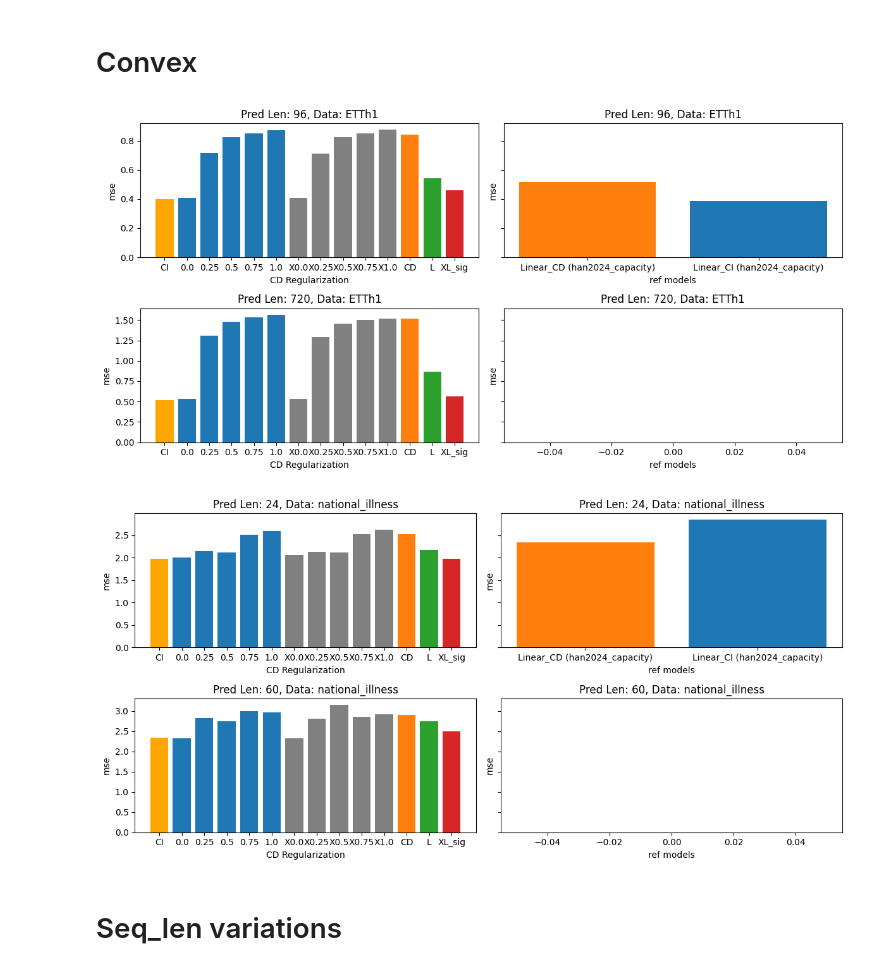
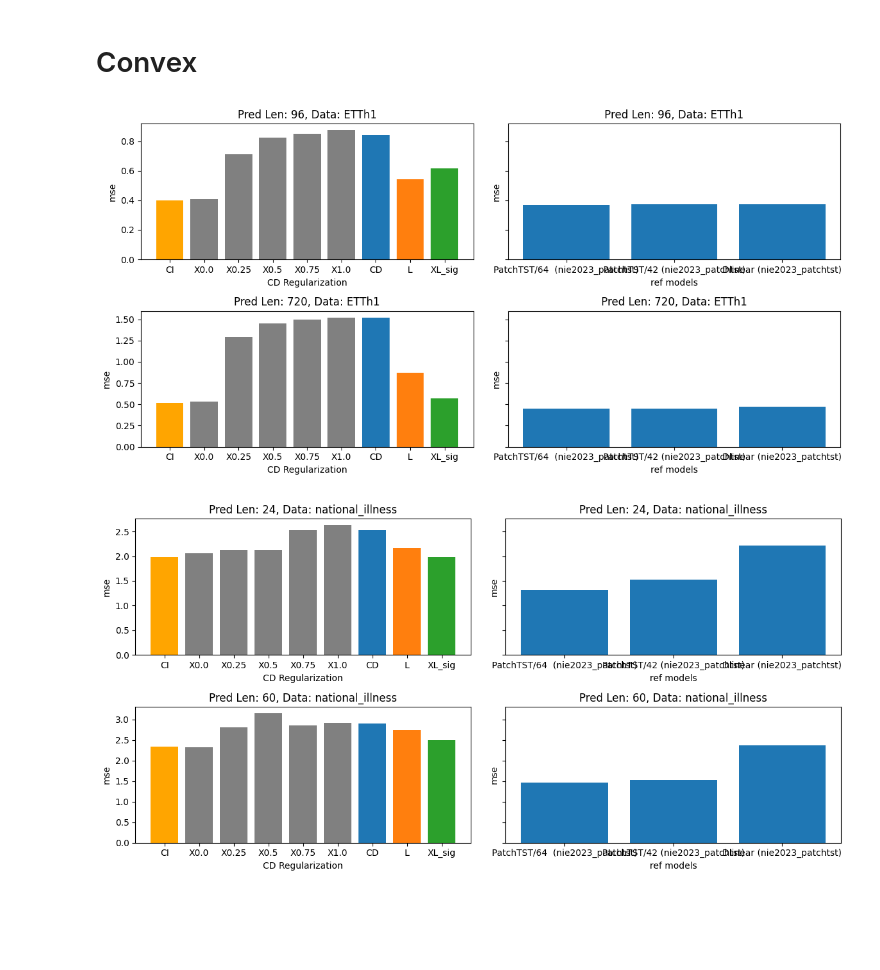
Before and after one commit to simonkral/Thesis_MTSF, a Jupyter notebook: visualization/visualize_results.ipynb, the cells around one changed output. Saved outputs shown, nothing was run; the diff lists cells and outputs as text; code cells hidden in the pictures; blank space fills up the shorter version.

Commit message:
Visual. update / save

```diff
--- a/visualization/visualize_results.ipynb
+++ b/visualization/visualize_results.ipynb
@@ -24,15 +26,17 @@ for run in runs:
 
 df = pd.DataFrame(run_data)
 
+#print(df.columns)
 
 columns_to_keep = ['model', 'pred_len', 'random_seed', 'patience', 'data_path', 'mae', 'mse', 'seq_len', 'conv_kernel_size', 'n_blocks', 'cd_regularization', 'learn_cd_regularization',
-                   'convex', 'sigmoid', 'lambda_freeze_patience']
+                   'convex', 'sigmoid', 'lambda_freeze_patience', "cd_weight_decay", "mse_train", "mae_train", "mse_train_per_channel_list", "mse_per_channel_list"
+                   , "mae_train_per_channel_list", "mae_per_channel_list", "channel_handling"]
 
 # Keep only those columns
 df_subset = df[columns_to_keep]
 df_subset['data_path'] = df_subset['data_path'].str.replace('.csv', '', regex=False)
 
-display(df_subset)
+#display(df_subset)
 #print(df.columns)
 # %% [output]
 A value is trying to be set on a copy of a slice from a DataFrame.
@@ -79,9 +72,9 @@ df_hpo = df_hpo.sort_values(by=hyperparam, ascending=True)
 display(df_hpo.head())
 
 df_ref = paper_results_df[
-    #(paper_results_df['source'] == "nie2023_patchtst") |
+    (paper_results_df['source'] == "nie2023_patchtst") #|
     #(paper_results_df['model'] == "Linear") | (paper_results_df['model'] == "Linear_CI") | (paper_results_df['model'] == "Linear_CD")
-    (paper_results_df['model'] == "Linear_CI") | (paper_results_df['model'] == "Linear_CD")
+    #(paper_results_df['model'] == "Linear_CI") | (paper_results_df['model'] == "Linear_CD")
 ]
 
 df_ref.columns = ['data_path', 'pred_len', 'mse', 'mae', 'model', 'source', 'ci_cd', 'model_source']
@@ -179,27 +103,0 @@ plt.show()
-# %%
-pred_len_list = [96, 720]
-data_path_list = ["traffic"]
-
-fig, axs = plt.subplots(len(pred_len_list)*len(data_path_list), 2, figsize=(12, 6), sharey='row')
-
-#df_ref = df_ref[(df_ref['data_path'] == "ETTh1")]
-
-for i, pred_len in enumerate(pred_len_list):
-    for j, data_path in enumerate(data_path_list):
-        df_filtered = df_hpo[(df_hpo['pred_len'] == pred_len) & (df_hpo['data_path'] == data_path)]
-        axs[i * len(data_path_list) + j, 0].bar(df_filtered[hyperparam].astype(int).astype(str), df_filtered[metric])
-        axs[i * len(data_path_list) + j, 0].set_title(f'Pred Len: {pred_len}, Data: {data_path}')
-        axs[i * len(data_path_list) + j, 0].set_ylabel(metric)
-        axs[i * len(data_path_list) + j, 0].set_xlabel("kernel size")
-
-        df_filtered = df_ref[(df_ref['pred_len'] == str(pred_len)) & (df_ref['data_path'] == data_path)]    # str(pred_len) to match the type in df_ref, "Avg"...
-        categories = df_filtered["ci_cd"].tolist()
-        colors = [color_map[cat] for cat in categories]
-        axs[i * len(data_path_list) + j, 1].bar(df_filtered["model_source"], df_filtered[metric], color=colors)
-        axs[i * len(data_path_list) + j, 1].set_title(f'Pred Len: {pred_len}, Data: {data_path}')
-        axs[i * len(data_path_list) + j, 1].set_ylabel(metric)
-        axs[i * len(data_path_list) + j, 1].set_xlabel("ref models")
-
-plt.tight_layout()
-plt.savefig("plots/DWSC/"+data_path+"_"+model+".png", dpi=300)
-plt.show()
@@ -449,11 +345,13 @@ for i, pred_len in enumerate(pred_len_list):
         df_CI = df_subset[(df_subset['model'] == "Linear") & (df_subset['data_path'] == data_path) & (df_subset['pred_len'] == pred_len) & (df_subset['seq_len'] == 336)]
         axs[i * len(data_path_list) + j, 0].bar("CI", df_CI[metric], color='orange')
 
+        """
         df_filtered = df_delta[(df_delta['pred_len'] == pred_len) & (df_delta['data_path'] == data_path) & (df_delta['learn_cd_regularization'] == False) & (df_delta['convex'].isna())]
         axs[i * len(data_path_list) + j, 0].bar(df_filtered[hyperparam].astype(float).astype(str), df_filtered[metric])
         axs[i * len(data_path_list) + j, 0].set_title(f'Pred Len: {pred_len}, Data: {data_path}')
         axs[i * len(data_path_list) + j, 0].set_ylabel(metric)
         axs[i * len(data_path_list) + j, 0].set_xlabel("CD Regularization")
+        """
 
         df_filtered = df_delta[(df_delta['pred_len'] == pred_len) & (df_delta['data_path'] == data_path) & (df_delta['learn_cd_regularization'] == 0) & (df_delta['convex'] == 1)]
         axs[i * len(data_path_list) + j, 0].bar("X"+df_filtered[hyperparam].astype(float).astype(str), df_filtered[metric], color='grey')
@@ -483,7 +381,7 @@ plt.tight_layout()
 plt.savefig("plots/Delta/"+data_path+"_"+model+"_v2.png")
 plt.show()
 # %% [output]
-[figure, old version]
+[figure, new version]
 # %%
 pred_len_list = [24, 60]
 data_path_list = ["national_illness"]
@@ -498,40 +396,40 @@ for i, pred_len in enumerate(pred_len_list):
         df_CI = df_subset[(df_subset['model'] == "Linear") & (df_subset['data_path'] == data_path) & (df_subset['pred_len'] == pred_len) & (df_subset['seq_len'] == 104)]
         axs[i * len(data_path_list) + j, 0].bar("CI", df_CI[metric], color='orange')
 
+        """
         df_filtered = df_delta[(df_delta['pred_len'] == pred_len) & (df_delta['data_path'] == data_path) & (df_delta['learn_cd_regularization'] == False) & (df_delta['convex'].isna())]
         axs[i * len(data_path_list) + j, 0].bar(df_filtered[hyperparam].astype(float).astype(str), df_filtered[metric])
         axs[i * len(data_path_list) + j, 0].set_title(f'Pred Len: {pred_len}, Data: {data_path}')
         axs[i * len(data_path_list) + j, 0].set_ylabel(metric)
         axs[i * len(data_path_list) + j, 0].set_xlabel("CD Regularization")
+        """
 
         df_filtered = df_delta[(df_delta['pred_len'] == pred_len) & (df_delta['data_path'] == data_path) & (df_delta['learn_cd_regularization'] == 0) & (df_delta['convex'] == 1)]
         axs[i * len(data_path_list) + j, 0].bar("X"+df_filtered[hyperparam].astype(float).astype(str), df_filtered[metric], color='grey')
         axs[i * len(data_path_list) + j, 0].set_title(f'Pred Len: {pred_len}, Data: {data_path}')
         axs[i * len(data_path_list) + j, 0].set_ylabel(metric)
         axs[i * len(data_path_list) + j, 0].set_xlabel("CD Regularization")
 
         #df_CD = df_subset[(df_subset['model'] == "Linear_CD") & (df_subset['data_path'] == data_path) & (df_subset['pred_len'] == pred_len)]
         df_CD = df_subset[(df_subset['model'] == "Linear_CD") & (df_subset['data_path'] == data_path) & (df_subset['pred_len'] == pred_len) & (df_subset['seq_len'] == 104)]
         axs[i * len(data_path_list) + j, 0].bar("CD", df_CD[metric])
 
         df_filtered = df_delta[(df_delta['pred_len'] == pred_len) & (df_delta['data_path'] == data_path) & (df_delta['learn_cd_regularization'] == True) & (df_delta['convex'].isna())]
         axs[i * len(data_path_list) + j, 0].bar("L", df_filtered[metric])
 
         df_filtered = df_delta[(df_delta['pred_len'] == pred_len) & (df_delta['data_path'] == data_path) & (df_delta['learn_cd_regularization'] == 1) & (df_delta['convex'] == 1) & (df_delta['sigmoid'] == 1)]
         axs[i * len(data_path_list) + j, 0].bar("XL_sig", df_filtered[metric])
 
         df_filtered = df_ref[(df_ref['pred_len'] == str(pred_len)) & (df_ref['data_path'] == data_path)]    # str(pred_len) to match the type in df_ref, "Avg"...
         categories = df_filtered["ci_cd"].tolist()
         colors = [color_map[cat] for cat in categories]
         axs[i * len(data_path_list) + j, 1].bar(df_filtered["model_source"], df_filtered[metric], color=colors)
         axs[i * len(data_path_list) + j, 1].set_title(f'Pred Len: {pred_len}, Data: {data_path}')
         axs[i * len(data_path_list) + j, 1].set_ylabel(metric)
         axs[i * len(data_path_list) + j, 1].set_xlabel("ref models")
 
 plt.tight_layout()
 plt.savefig("plots/Delta/"+data_path+"_"+model+"_v2.png", dpi=300)
 plt.show()
 # %% [output]
-[figure, old version]
+[figure, new version]
-# %% [markdown]
-# Seq_len variations
```
Also changed, not shown: parts of 34 cells of this notebook, 1 other file.
